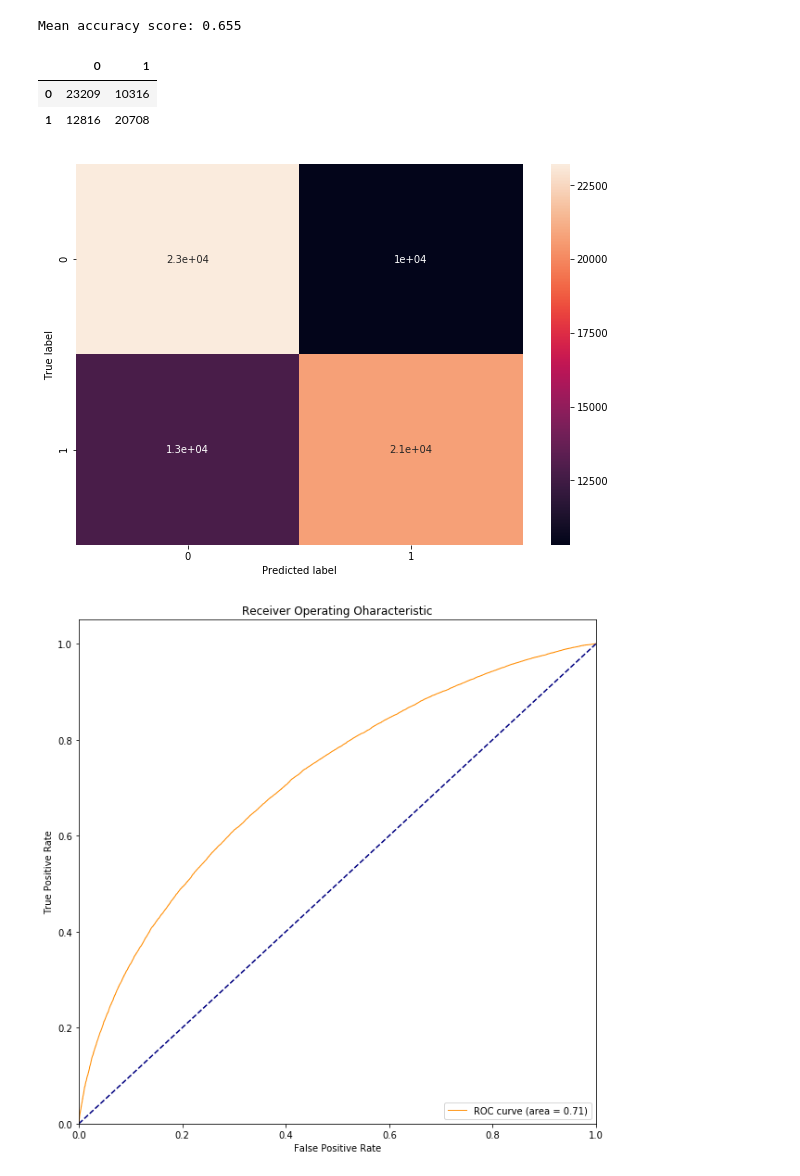
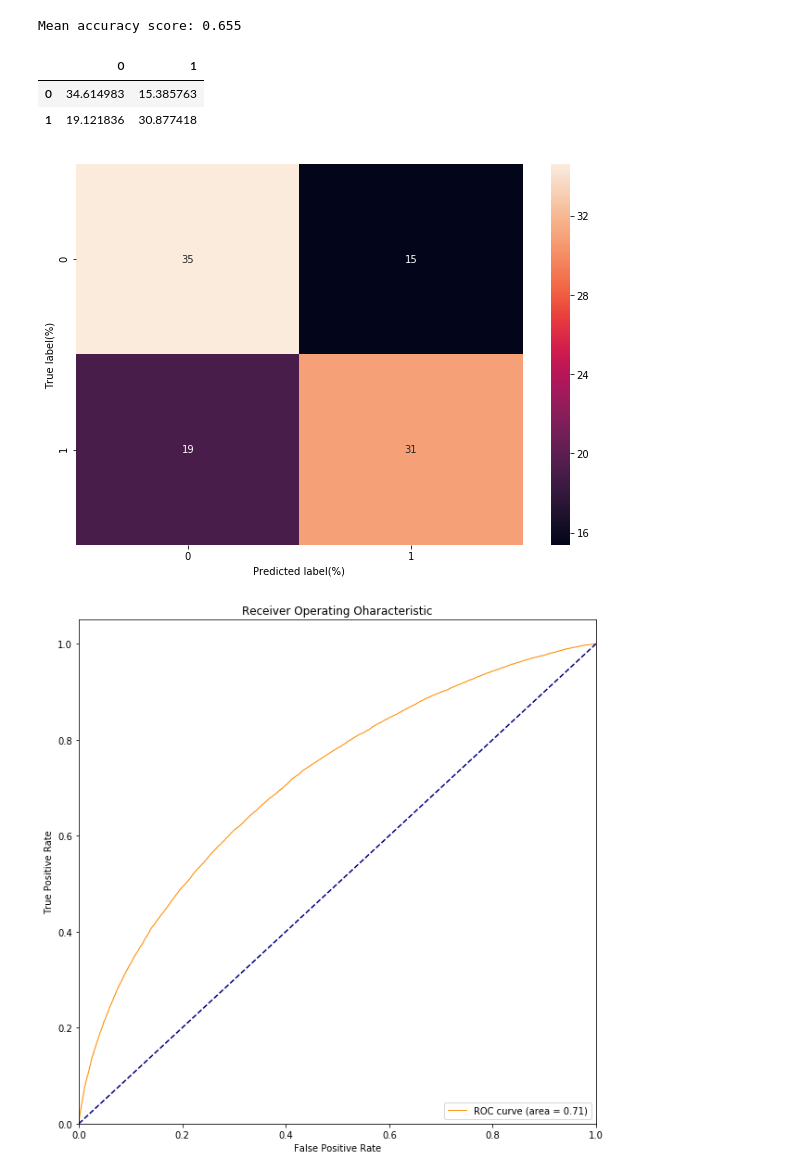
Before and after one commit to wba25/projeto-redes-neurais, a Jupyter notebook: GradientBoosting.ipynb, the cells around one changed output. Cells and saved outputs as stored; diff of their text form; code cells hidden in the pictures.

```diff
--- a/GradientBoosting.ipynb
+++ b/GradientBoosting.ipynb
@@ -80,16 +80,18 @@ Mean accuracy score: 0.655
 # %%
 %matplotlib inline
 cm = pd.DataFrame(confusion_matrix(y_test, predicted))
+tot = cm.sum().sum()
+cm = cm.applymap(lambda x: x*100/tot)
 fig = plt.figure(figsize=(10,7))
 heatmap = sns.heatmap(cm, annot=True)
-plt.ylabel('True label')
-plt.xlabel('Predicted label')
+plt.ylabel('True label(%)')
+plt.xlabel('Predicted label(%)')
 cm
 # %% [output]
 |  | 0 | 1 |
-| 0 | 23209 | 10316 |
-| 1 | 12816 | 20708 |
+| 0 | 34.614983 | 15.385763 |
+| 1 | 19.121836 | 30.877418 |
-[figure, old version]
+[figure, new version]
 # %%
 y_pred_clf = gb_clf.predict_proba(X_test)[:, 1]
 fpr, tpr, thresholds = roc_curve(y_test.values, y_pred_clf, pos_label=1)
```
Also changed, not shown: parts of 1 cell of this notebook, 2 other files.
